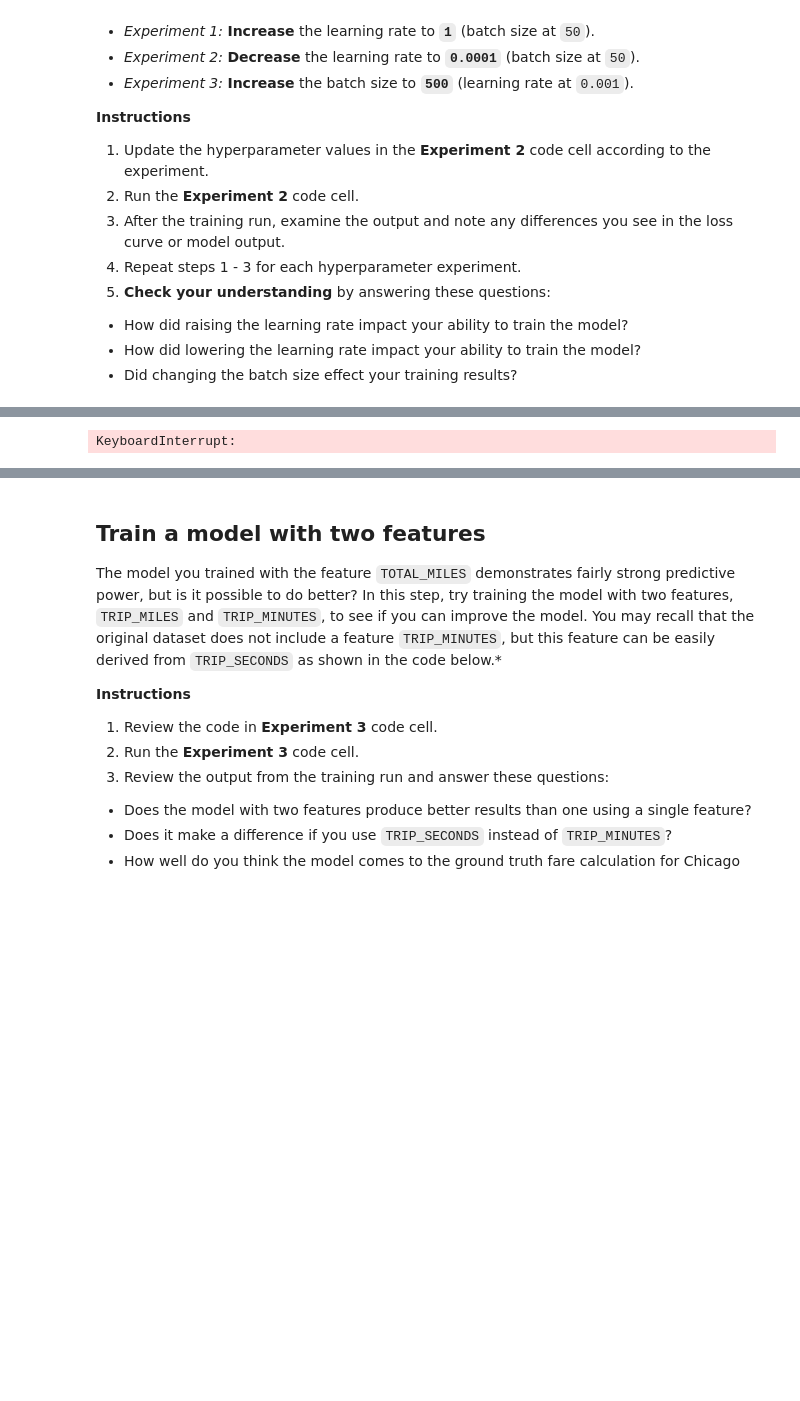
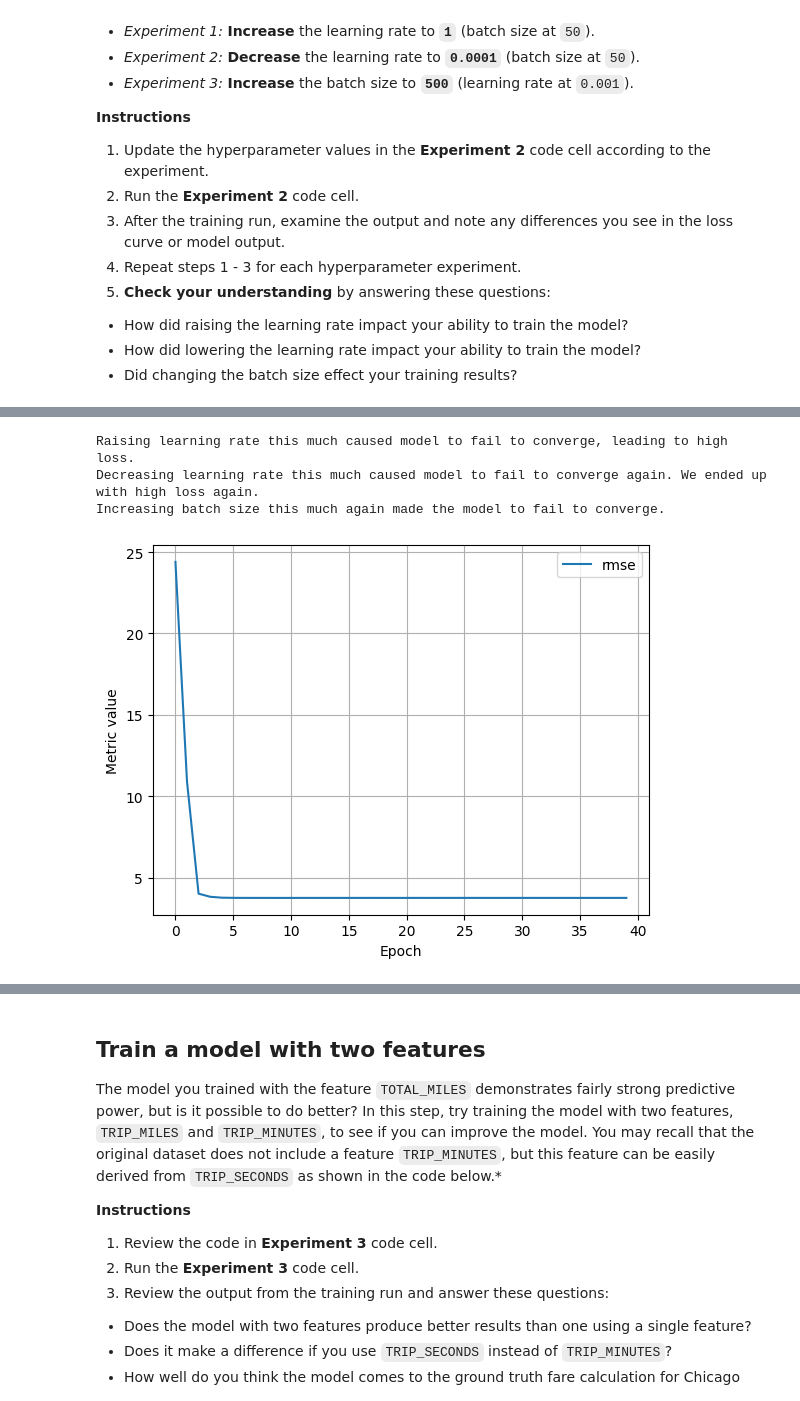
Before and after one commit to kocakcan/ml_foundations, a Jupyter notebook: ml/cc/exercises/linear_regression_taxi.ipynb, the cells around one changed output, grey strips where cells are left out. Saved outputs shown, nothing was run; the diff lists cells and outputs as text; code cells hidden in the pictures; blank space fills up the shorter version.

```diff
--- a/ml/cc/exercises/linear_regression_taxi.ipynb
+++ b/ml/cc/exercises/linear_regression_taxi.ipynb
@@ -470,8 +470,8 @@ It is common with machine learning to run multiple experiments to find the best
 # The following variables are the hyperparameters.
 # TODO - Adjust these hyperparameters to see how they impact a training run.
 settings_2 = ml_edu.experiment.ExperimentSettings(
-    learning_rate = 0.001,
-    number_epochs = 20,
+    learning_rate = 0.002,
+    number_epochs = 40,
     batch_size = 50,
     input_features = ['TRIP_MILES']
 )
@@ -484,4 +484,7 @@ experiment_2 = train_model('one_feature_hyper', model_2, training_df, 'FARE', se
 
 ml_edu.results.plot_experiment_metrics(experiment_2, ['rmse'])
 ml_edu.results.plot_model_predictions(experiment_2, training_df, 'FARE')
+print("Raising learning rate this much caused model to fail to converge, leading to high loss.")
+print("Decreasing learning rate this much caused model to fail to converge again. We ended up with high loss again.")
+print("Increasing batch size this much again made the model to fail to converge.")
 # %% [output]
@@ -496,4 +509,7 @@ Epoch 4/20
-KeyboardInterrupt:
+Raising learning rate this much caused model to fail to converge, leading to high loss.
+Decreasing learning rate this much caused model to fail to converge again. We ended up with high loss again.
+Increasing batch size this much again made the model to fail to converge.
+[figure, added]
 # %%
 #@title Double-click to view answers for hyperparameter experiments
 
```
Also changed, not shown: parts of 8 cells of this notebook.
